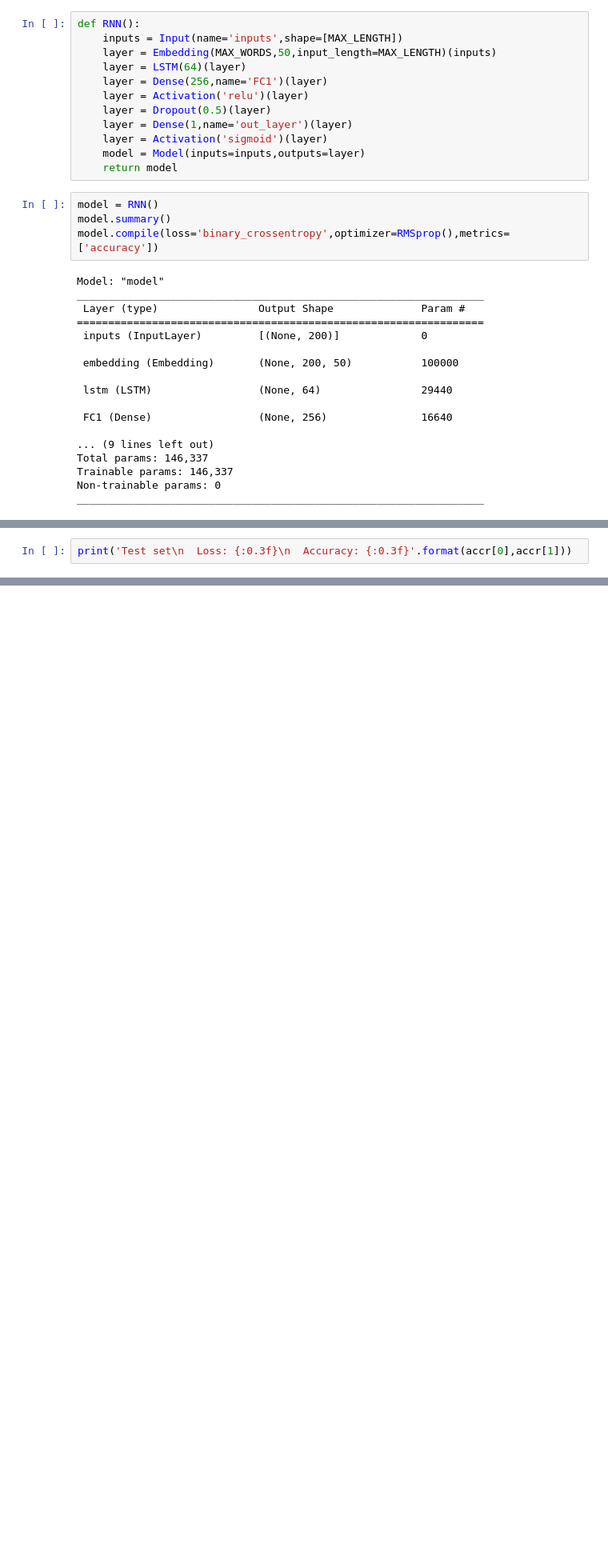
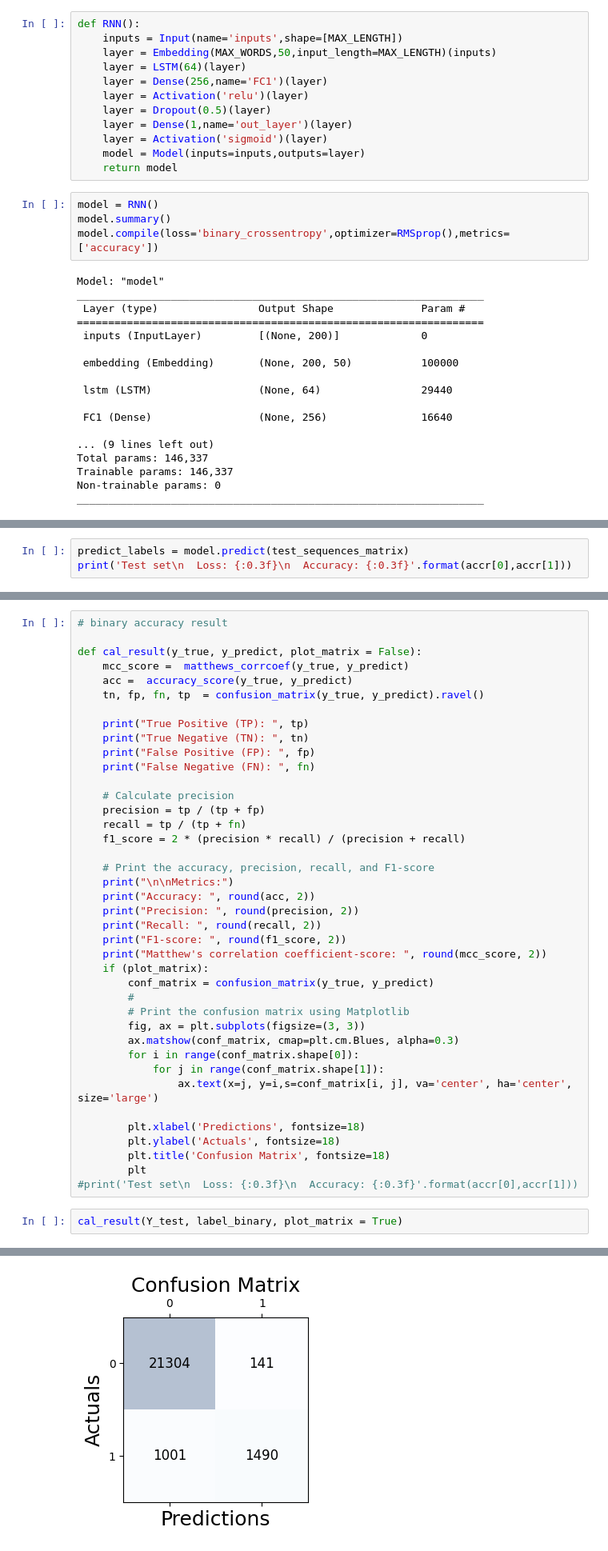
Before and after one commit to QY-W/Comments_NLP_Classification, a Jupyter notebook: Classification_LSTM.ipynb, the cells around one changed output, grey strips where cells are left out. Shown at 80% size. Cells and saved outputs as stored; diff of their text form; blank space fills up the shorter version.

```diff
--- a/Classification_LSTM.ipynb
+++ b/Classification_LSTM.ipynb
@@ -250,0 +260,3 @@ accr = model.evaluate(test_sequences_matrix,Y_test)
+# %%
+predict_labels = model.predict(test_sequences_matrix)
+print('Test set\n  Loss: {:0.3f}\n  Accuracy: {:0.3f}'.format(accr[0],accr[1]))
@@ -251,3 +287,43 @@ accr = model.evaluate(test_sequences_matrix,Y_test)
+# %%
+# binary accuracy result
+
+def cal_result(y_true, y_predict, plot_matrix = False):
+    mcc_score =  matthews_corrcoef(y_true, y_predict)
+    acc =  accuracy_score(y_true, y_predict)
+    tn, fp, fn, tp  = confusion_matrix(y_true, y_predict).ravel()
+
+    print("True Positive (TP): ", tp)
+    print("True Negative (TN): ", tn)
+    print("False Positive (FP): ", fp)
+    print("False Negative (FN): ", fn)
+
+    # Calculate precision
+    precision = tp / (tp + fp)
+    recall = tp / (tp + fn)
+    f1_score = 2 * (precision * recall) / (precision + recall)
+
+    # Print the accuracy, precision, recall, and F1-score
+    print("\n\nMetrics:")
+    print("Accuracy: ", round(acc, 2))
+    print("Precision: ", round(precision, 2))
+    print("Recall: ", round(recall, 2))
+    print("F1-score: ", round(f1_score, 2))
+    print("Matthew's correlation coefficient-score: ", round(mcc_score, 2))
+    if (plot_matrix):
+        conf_matrix = confusion_matrix(y_true, y_predict)
+        #
+        # Print the confusion matrix using Matplotlib
+        fig, ax = plt.subplots(figsize=(3, 3))
+        ax.matshow(conf_matrix, cmap=plt.cm.Blues, alpha=0.3)
+        for i in range(conf_matrix.shape[0]):
+            for j in range(conf_matrix.shape[1]):
+                ax.text(x=j, y=i,s=conf_matrix[i, j], va='center', ha='center', size='large')
+
+        plt.xlabel('Predictions', fontsize=18)
+        plt.ylabel('Actuals', fontsize=18)
+        plt.title('Confusion Matrix', fontsize=18)
+        plt
+#print('Test set\n  Loss: {:0.3f}\n  Accuracy: {:0.3f}'.format(accr[0],accr[1]))
 # %%
-print('Test set\n  Loss: {:0.3f}\n  Accuracy: {:0.3f}'.format(accr[0],accr[1]))
+cal_result(Y_test, label_binary, plot_matrix = True)
 # %% [output]
@@ -256,0 +342 @@ Test set
+[figure, added]
```
Also changed, not shown: parts of 18 cells of this notebook, 2 other files.
